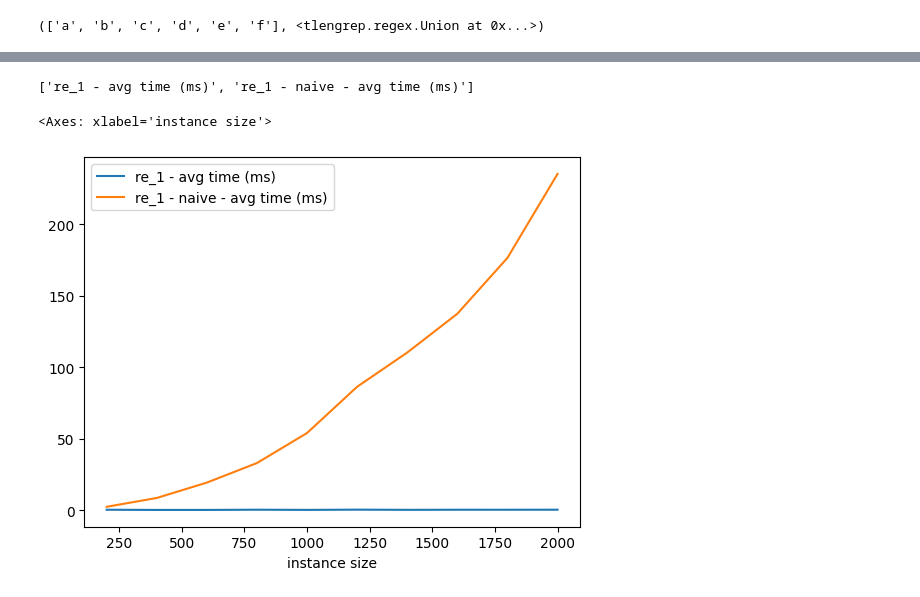
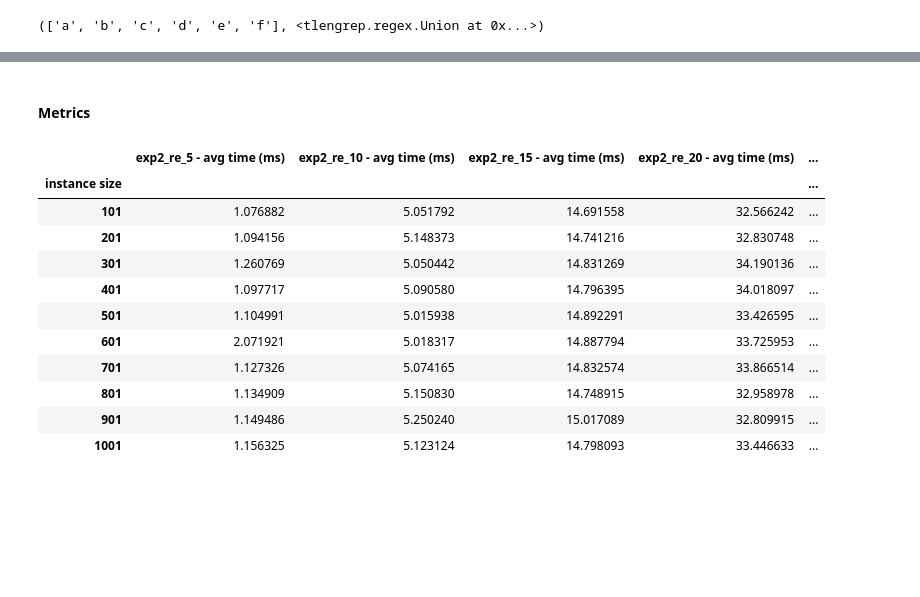
Before and after one commit to tomasmiguez/tp-tleng, a Jupyter notebook: experiments/tp1_experiments.ipynb, the cells around one changed output, grey strips where cells are left out. Saved outputs shown, nothing was run; the diff lists cells and outputs as text; code cells hidden in the pictures; blank space fills up the shorter version.

```diff
--- a/experiments/tp1_experiments.ipynb
+++ b/experiments/tp1_experiments.ipynb
@@ -252,12 +268,0 @@ df
-# %%
-time_cols = []
-for col in df.columns:
-    if 'avg time' in col:
-        time_cols.append(col)
-
-print(time_cols)
-df.plot.line(x='instance size', y=time_cols)
-# %% [output]
-['re_1 - avg time (ms)', 're_1 - naive - avg time (ms)']
-<Axes: xlabel='instance size'>
-[figure, removed]
@@ -266,0 +293,2 @@ import matplotlib.pyplot as plt
+# %% [markdown]
+#### Metrics
@@ -266,0 +298,18 @@ import matplotlib.pyplot as plt
+# %%
+filtered_columns = list(filter((lambda col: 'naive' in col ),exp2_df.columns))
+exp2_naive_times_df = exp2_df[filtered_columns]
+exp2_times_df = exp2_df.drop(exp2_naive_times_df.columns, axis=1)
+exp2_times_df
+# %% [output]
+|  | exp2_re_5 - avg time (ms) | exp2_re_10 - avg time (ms) | exp2_re_15 - avg time (ms) | exp2_re_20 - avg time (ms) | ... |
+| instance size |  |  |  |  | ... |
+| 101 | 1.076882 | 5.051792 | 14.691558 | 32.566242 | ... |
+| 201 | 1.094156 | 5.148373 | 14.741216 | 32.830748 | ... |
+| 301 | 1.260769 | 5.050442 | 14.831269 | 34.190136 | ... |
+| 401 | 1.097717 | 5.090580 | 14.796395 | 34.018097 | ... |
+| 501 | 1.104991 | 5.015938 | 14.892291 | 33.426595 | ... |
+| 601 | 2.071921 | 5.018317 | 14.887794 | 33.725953 | ... |
+| 701 | 1.127326 | 5.074165 | 14.832574 | 33.866514 | ... |
+| 801 | 1.134909 | 5.150830 | 14.748915 | 32.958978 | ... |
+| 901 | 1.149486 | 5.250240 | 15.017089 | 32.809915 | ... |
+| 1001 | 1.156325 | 5.123124 | 14.798093 | 33.446633 | ... |
```
Also changed, not shown: parts of 32 cells of this notebook, 8 other files.
